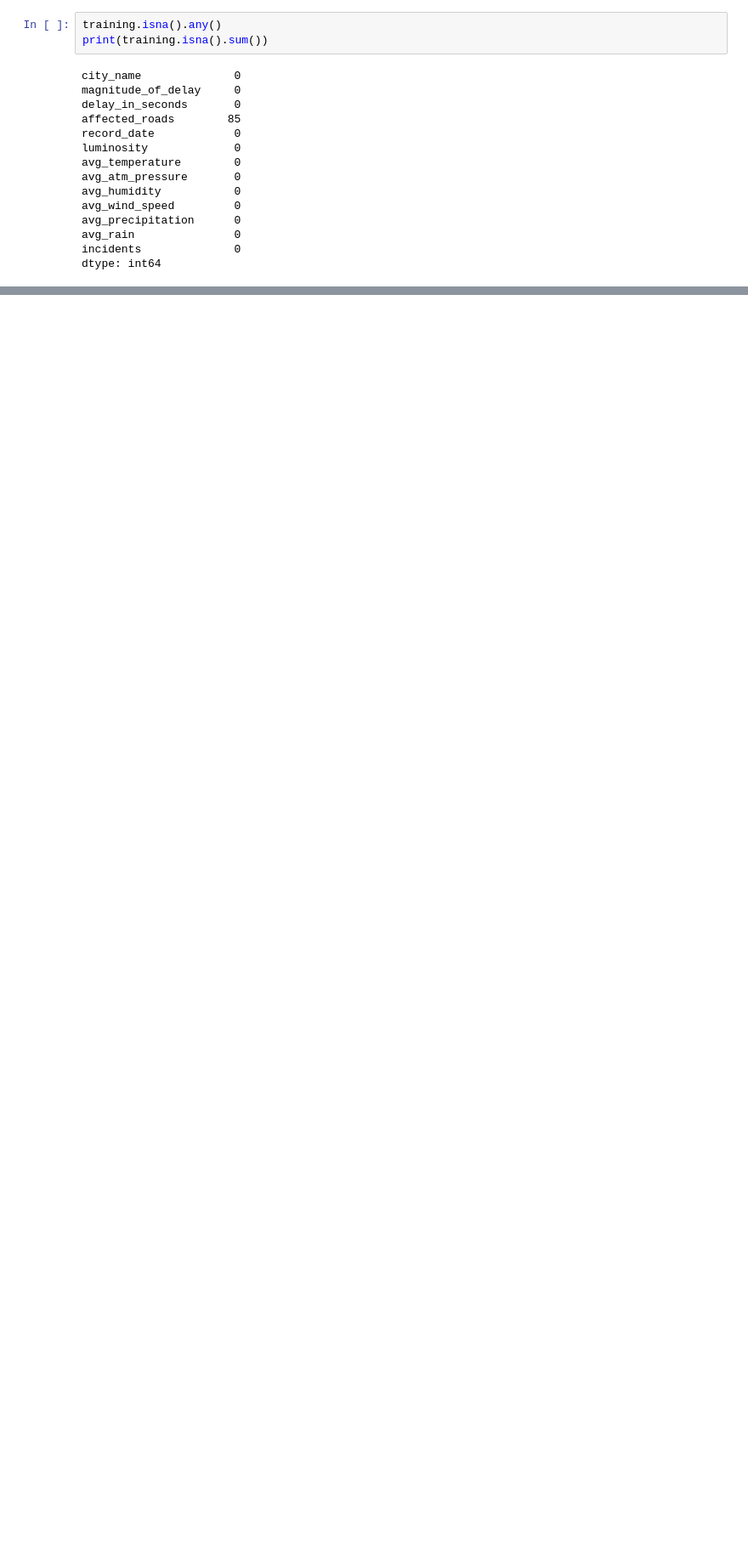
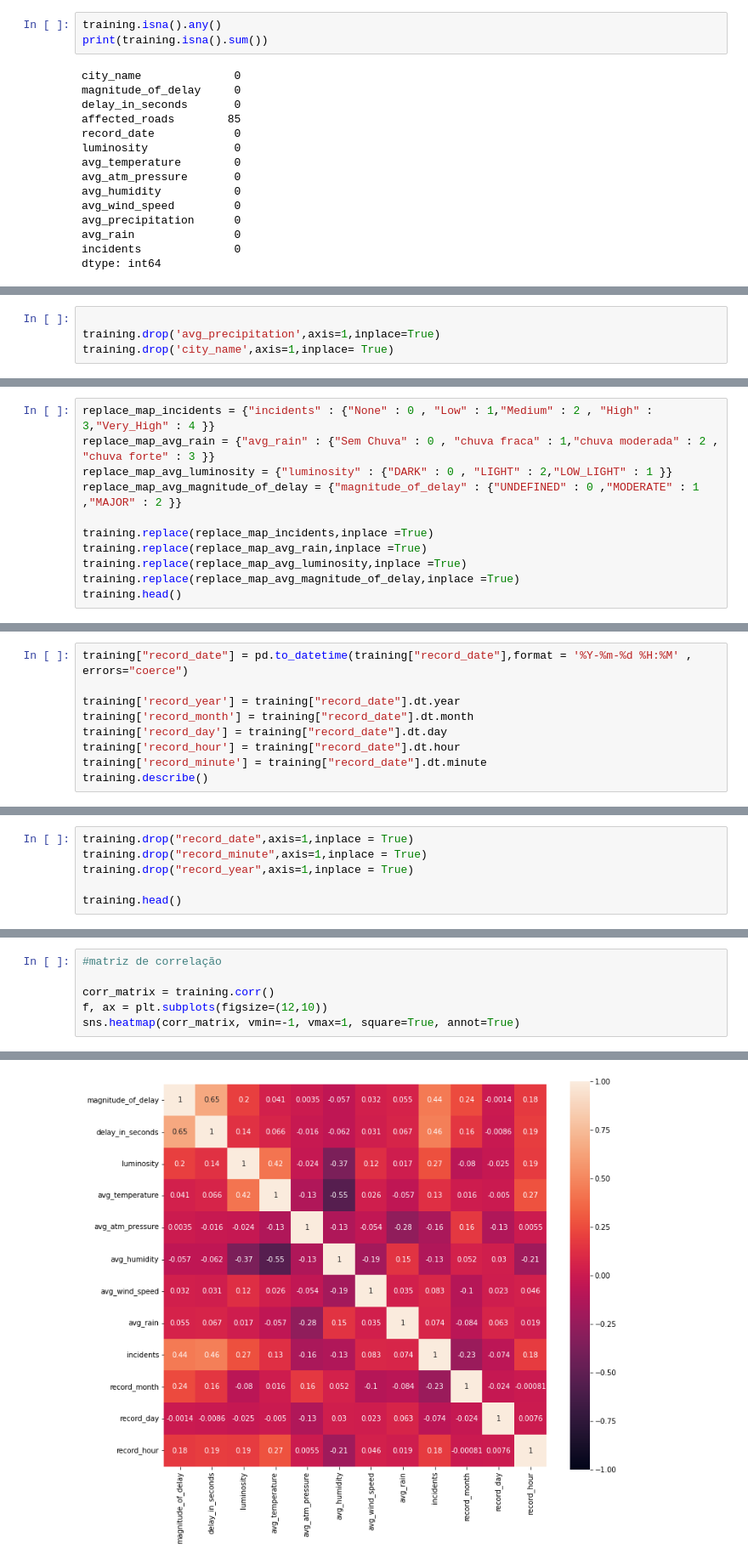
Before and after one commit to MiguelSantaCruz/DAA2022, a Jupyter notebook: Dataset Kaggle/trabalho_incidents.ipynb, the cells around one changed output, grey strips where cells are left out. Shown: that part at 85% size. Saved outputs shown, nothing was run; the diff lists cells and outputs as text; blank space fills up the shorter version.

Commit message:
Incidentes feito o tratamento e exploração

```diff
--- a/Dataset Kaggle/trabalho_incidents.ipynb
+++ b/Dataset Kaggle/trabalho_incidents.ipynb
@@ -116,0 +174,4 @@ dtype: int64
+# %%
+
+training.drop('avg_precipitation',axis=1,inplace=True)
+training.drop('city_name',axis=1,inplace= True)
@@ -116,0 +180,11 @@ dtype: int64
+# %%
+replace_map_incidents = {"incidents" : {"None" : 0 , "Low" : 1,"Medium" : 2 , "High" : 3,"Very_High" : 4 }}
+replace_map_avg_rain = {"avg_rain" : {"Sem Chuva" : 0 , "chuva fraca" : 1,"chuva moderada" : 2 , "chuva forte" : 3 }}
+replace_map_avg_luminosity = {"luminosity" : {"DARK" : 0 , "LIGHT" : 2,"LOW_LIGHT" : 1 }}
+replace_map_avg_magnitude_of_delay = {"magnitude_of_delay" : {"UNDEFINED" : 0 ,"MODERATE" : 1 ,"MAJOR" : 2 }}
+
+training.replace(replace_map_incidents,inplace =True)
+training.replace(replace_map_avg_rain,inplace =True)
+training.replace(replace_map_avg_luminosity,inplace =True)
+training.replace(replace_map_avg_magnitude_of_delay,inplace =True)
+training.head()
@@ -116,0 +200,9 @@ dtype: int64
+# %%
+training["record_date"] = pd.to_datetime(training["record_date"],format = '%Y-%m-%d %H:%M' , errors="coerce")
+
+training['record_year'] = training["record_date"].dt.year
+training['record_month'] = training["record_date"].dt.month
+training['record_day'] = training["record_date"].dt.day
+training['record_hour'] = training["record_date"].dt.hour
+training['record_minute'] = training["record_date"].dt.minute
+training.describe()
@@ -116,0 +221,6 @@ dtype: int64
+# %%
+training.drop("record_date",axis=1,inplace = True)
+training.drop("record_minute",axis=1,inplace = True)
+training.drop("record_year",axis=1,inplace = True)
+
+training.head()
@@ -116,0 +236,7 @@ dtype: int64
+# %%
+#matriz de correlação
+
+corr_matrix = training.corr()
+f, ax = plt.subplots(figsize=(12,10))
+sns.heatmap(corr_matrix, vmin=-1, vmax=1, square=True, annot=True)
+# %% [output]
@@ -116,0 +244 @@ dtype: int64
+[figure, added]
```
Also changed, not shown: parts of 15 cells of this notebook.
